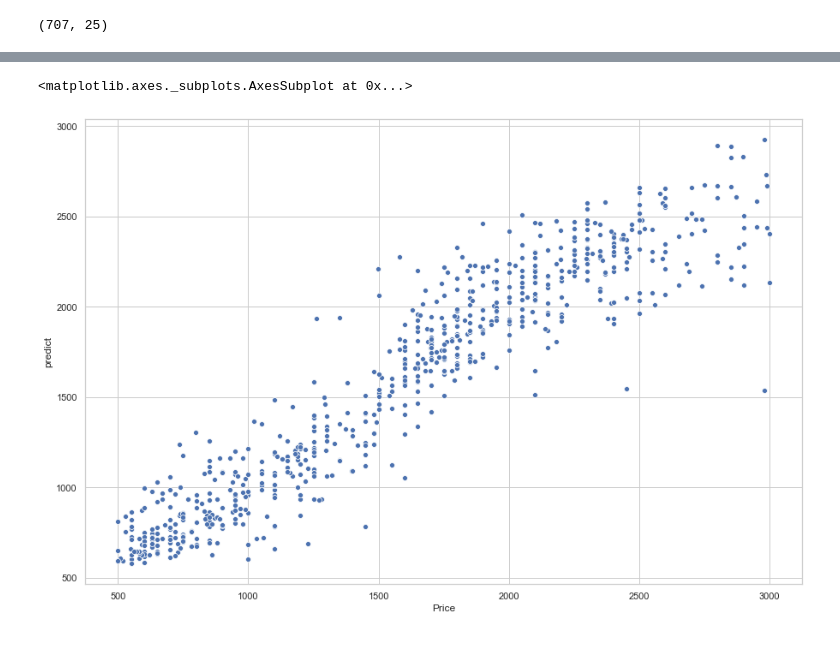
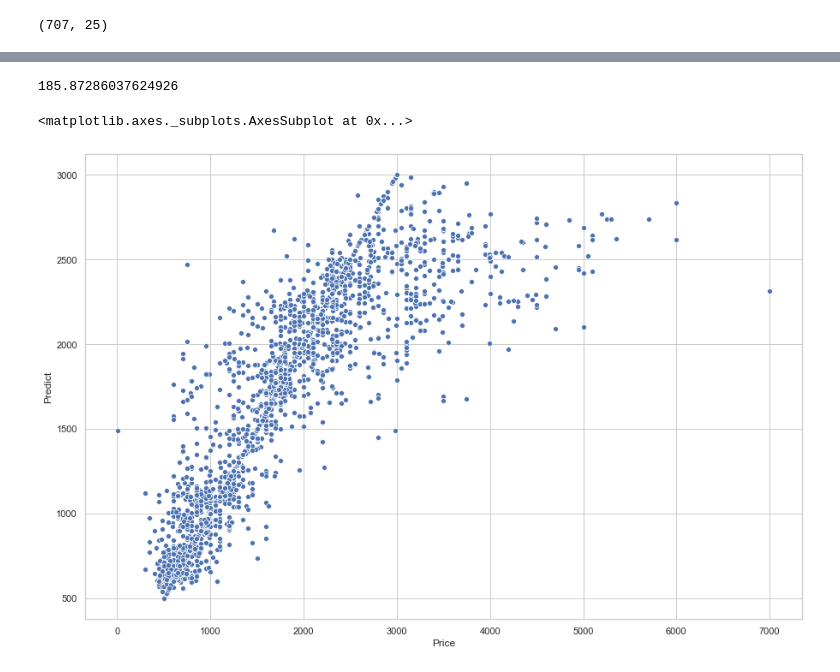
Before and after one commit to balov-oa/Exploratory-Data-Analysis, a Jupyter notebook: Data Processing.ipynb, the cells around one changed output, grey strips where cells are left out. Saved outputs shown, nothing was run; the diff lists cells and outputs as text; code cells hidden in the pictures.

```diff
--- a/Data Processing.ipynb
+++ b/Data Processing.ipynb
@@ -1500,0 +1567,7 @@ test = df_room_1.loc[X_test.index].join(test_predict)
+# %%
+test2 = handle_dataframe(test)
+test2 = test2[test2['Rooms_Number'] == 1]
+test2 = test2[df_room_1.columns]
+test2['Year_Building'] = test2['Year_Building'].fillna(test2['Year_Building'].median())
+test2.loc[:, ['Material','Apartment_Condition', 'Bathroom_Type', 'Balcony_Loggia']] = test2.loc[:, ['Material','Apartment_Condition', 'Bathroom_Type', 'Balcony_Loggia']].fillna('Нет значения')
+test2.info()
@@ -1500,0 +1592,3 @@ test = df_room_1.loc[X_test.index].join(test_predict)
+# %%
+test2['Year_Building'] = test2['Year_Building'].fillna(test2['Year_Building'].median())
+test3 = pd.get_dummies(test2.drop(['Date_Add', 'Date_Expiration', 'Address', 'Price', 'Not_Used', 'Not_Used_Description'], axis=1))
@@ -1500,0 +1612,2 @@ test = df_room_1.loc[X_test.index].join(test_predict)
+# %%
+test3_predict = predict('Best KNN (Copy).pkl', test3)
@@ -1500,0 +1617,3 @@ test = df_room_1.loc[X_test.index].join(test_predict)
+# %%
+total = test2.join(test3_predict)
+total
@@ -1501,5 +1635,9 @@ test = df_room_1.loc[X_test.index].join(test_predict)
+# %%
+mean_absolute_error(total['Predict'], total['Price'])
+# %% [output]
+185.87286037624926
 # %%
-sns.scatterplot(x='Price', y='predict', data=test)
+sns.scatterplot(x='Price', y='Predict', data=total)
 # %% [output]
 <matplotlib.axes._subplots.AxesSubplot at 0x...>
-[figure, old version]
+[figure, new version]
```
Also changed, not shown: parts of 21 cells of this notebook.
